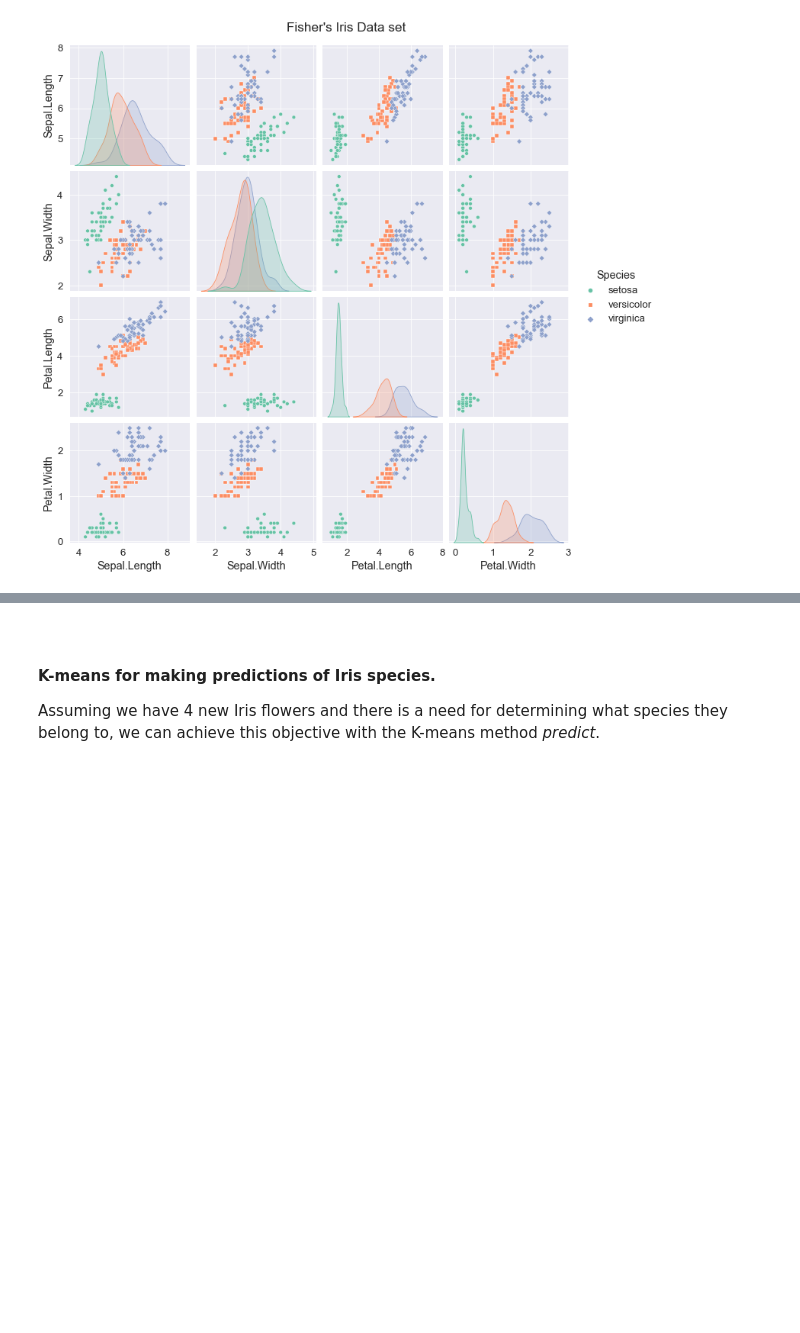
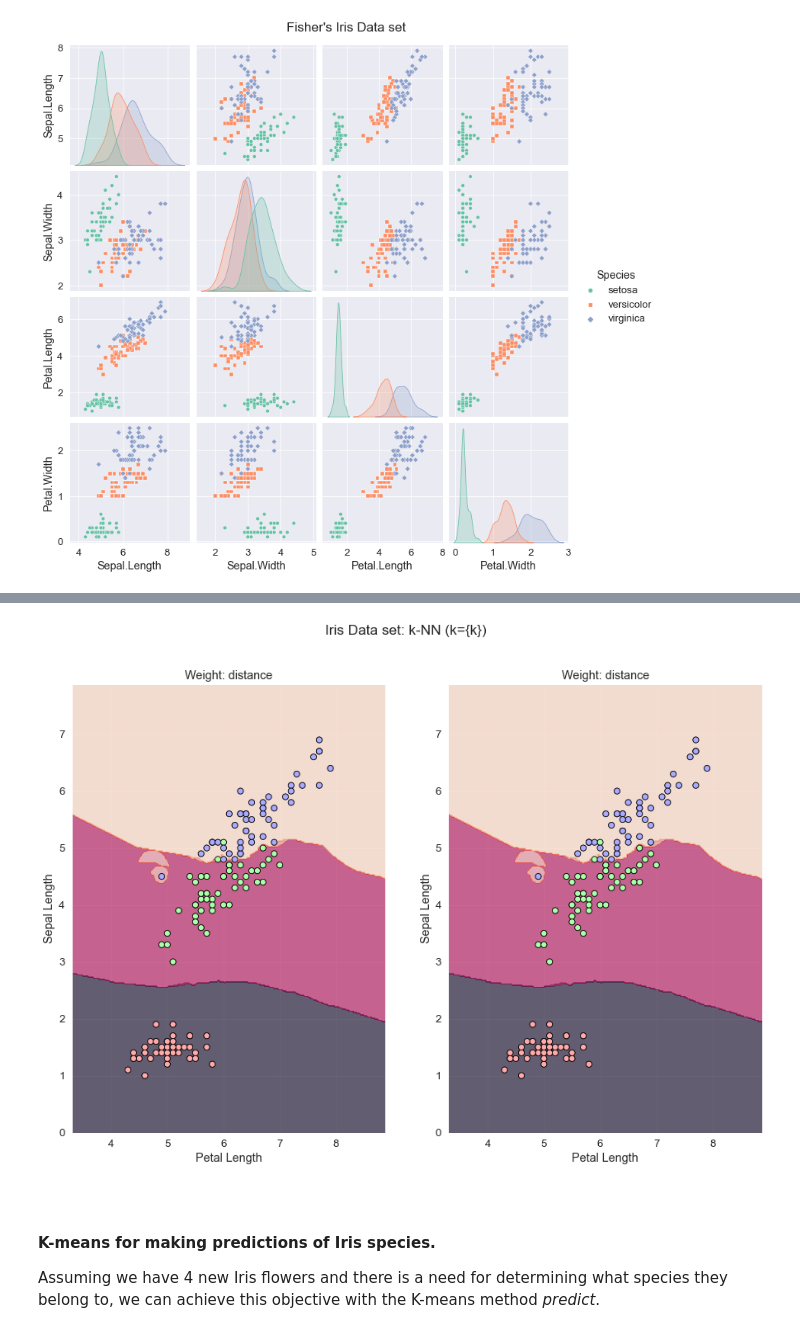
Before and after one commit to olgarozhdestvina/Machine-Learning-and-Statistics, a Jupyter notebook: Tasks.ipynb, the cells around one changed output, grey strips where cells are left out. Drawn from its saved outputs; the diff is of its cells as text; code cells hidden in the pictures; blank space fills up the shorter version.

Commit message:
Fitted knn, made predictions and plotted the meshgrid with training points.

```diff
--- a/Tasks.ipynb
+++ b/Tasks.ipynb
@@ -614,0 +569,6 @@ plt.show()
+# %%
+# Select Sepal Length and Petal Length, conver into numpy array
+X = np.array(params.iloc[:, lambda df: [0, 2]].values)
+
+# Display it.
+X
@@ -614,0 +593,6 @@ plt.show()
+# %%
+# Replace Species with numberical values.
+y = np.array(output.replace("setosa",0).replace("versicolor",1).replace("virginica",2).values)
+
+# Display array of new lables.
+y
@@ -615,3 +615,51 @@ plt.show()
+# %%
+# Step size in the meshgrid.
+h = .02
+
+# Create decisiton boundaries.
+x_min, x_max = X[:, 0].min() - 1, X[:, 0].max() + 1
+y_min, y_max = X[:, 1].min() - 1, X[:, 1].max() + 1
+xx, yy = np.meshgrid(np.arange(x_min, x_max, h), np.arange(y_min, y_max, h))
+# %%
+# Create a figure and a set of axis 1x2, change size of the figure.
+fig, [ax1,ax2] = plt.subplots(1,2, figsize=(15,10))
+
+# Create suptitle.
+fig.suptitle("Iris Data set: k-NN (k={k})")
+
+# Create color map.
+cmap_light = ListedColormap(['#FFAAAA', '#AAFFAA', '#AAAAFF'])
+
+# Plot each weight.
+for ax in [ax1, ax2]:
+    for weights in ['uniform', 'distance']:
+        # Create another instance of k-NN and fit the data.
+        knn_plot = neigh(n_neighbors=k, weights=weights)
+        knn_plot.fit(X, y)
+
+        # Predict the meshgrid and reshape it to a multidimentional array.
+        Z = knn_plot.predict(np.c_[xx.ravel(), yy.ravel()])
+        Z = Z.reshape(xx.shape)
+
+        # Put the result into the plots.
+        ax.contourf(xx, yy, Z, alpha=0.4)
+
+        # Plot the training points.
+        ax.scatter(X[:, 0], X[:, 1], c=y, cmap=cmap_light, s=50, edgecolor='k')
+        plt.xlim(xx.min(), xx.max())
+        plt.ylim(yy.min(), yy.max())
+
+        # Create a title
+        ax.set_title(f"Weight: {weights}")
+
+        # Labels.
+        ax.set_xlabel("Petal Length")
+        ax.set_ylabel("Sepal Length")
+
+# Show the plots.
+plt.show()
+# %% [output]
+[figure, added]
 # %% [markdown]
 <br>
 
```
Also changed, not shown: parts of 31 cells of this notebook.
